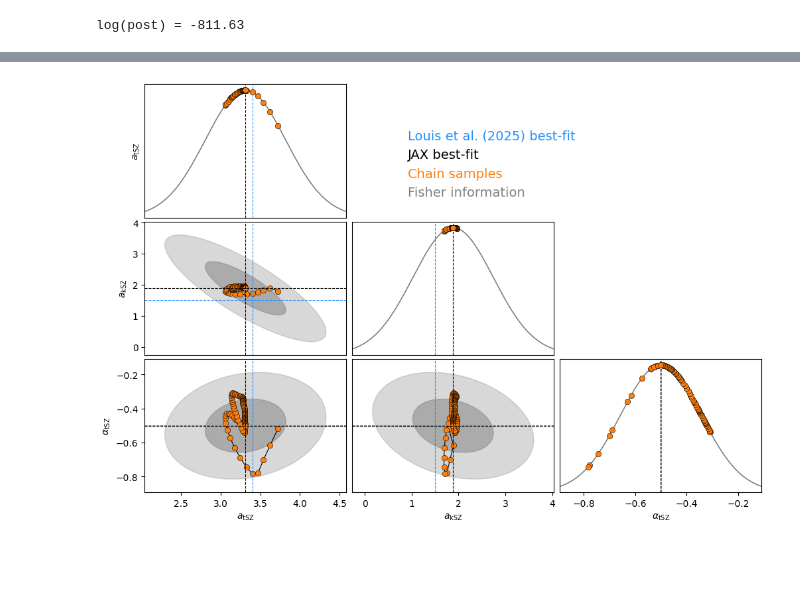
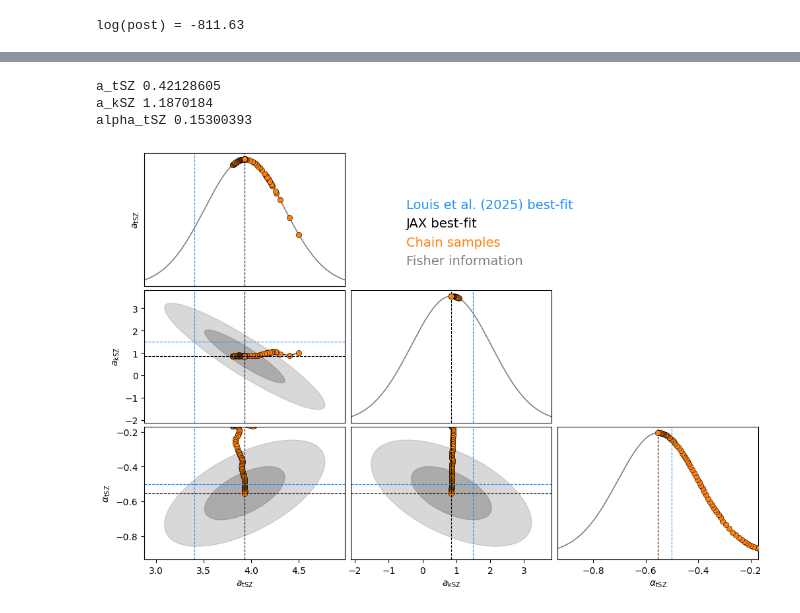
Before and after one commit to HTJense/dflike, a Jupyter notebook: notebooks/02_Intro_Differentiable.ipynb, the cells around one changed output, grey strips where cells are left out. Drawn from its saved outputs; the diff is of its cells as text; code cells hidden in the pictures; blank space fills up the shorter version.

```diff
--- a/notebooks/02_Intro_Differentiable.ipynb
+++ b/notebooks/02_Intro_Differentiable.ipynb
@@ -251,12 +286,14 @@ for i, ipar in enumerate(params):
             fig.delaxes(ax)
             continue
 
-        xpar = parameters.index(ipar)
-        ypar = parameters.index(jpar)
+        xpar = parameters_baseline.index(ipar)
+        ypar = parameters_baseline.index(jpar)
         x = chain[:, xpar]
         y = chain[:, ypar]
 
         ax.plot(y, x, color="k", linewidth=0.8, marker="o", markerfacecolor="C0", markeredgewidth=0.4)
+        ax.axvline(y[-1], c="k", ls="--", lw=0.8)
+        ax.axhline(x[-1], c="k", ls="--", lw=0.8)
 
         if j == 0:
             ax.set_ylabel(f"${labels[i]}$")
@@ -267,5 +304,5 @@ for i, ipar in enumerate(params):
 # %%
-# Now, this worked somewhat, but straightforward minimizers are not optimal for this method.
+# Now, this worked somewhat, but straightforward minimizers are not always optimal for this method.
 # Luckily, smarter people have implemented better methods. Here we explore the Adam minimizer from Optax.
 import optax
 
@@ -273,7 +310,7 @@ import optax
 # Hence we need to redefine our logposterior to include a minus sign:
 def logpost_adam(theta):
     # Add a minus sign
-    return -logpost(theta)
+    return -logpost_baseline(theta)
 
 grad_adam = jax.grad(logpost_adam)
 hess_adam = jax.hessian(logpost_adam)
@@ -282,9 +319,9 @@ import random
 
 # To make it more fun, we'll start at a random point near the best-fit.
 random_point = {
-    "a_tSZ": random.gauss(3.4, 0.3),
-    "alpha_tSZ": random.gauss(-0.5, 0.1),
-    "a_kSZ": random.gauss(1.5, 0.3),
+    "a_tSZ": 4.5,
+    "alpha_tSZ": 0.0,
+    "a_kSZ": 1.0,
     "a_c": random.gauss(3.7, 0.5),
     "a_p": random.gauss(7.7, 1.0),
     "beta_p": random.gauss(1.9, 0.2),
@@ -298,15 +335,6 @@ random_point = {
     "a_gtt": random.gauss(7.95, 0.3),
     "a_gte": random.gauss(0.423, 0.03),
     "a_gee": random.gauss(0.1681, 0.03),
-
-    "alpha_dT": -0.6,
-    "alpha_dE": -0.4,
-    "alpha_s": 1.0,
-    "T_effd": 19.6,
-    "T_d": 9.7,
-    "beta_d": 1.5,
-    "alpha_p": 1.0,
-    "alpha_c": 0.8,
 
     "calG_all": 1.0,
 
@@ -329,7 +357,7 @@ random_point = {
     "bandint_shift_dr6_pa6_f150": 0.0,
 }
 
-theta = jnp.array([ random_point[p] for p in parameters ])
+theta = jnp.array([ random_point[p] for p in parameters_baseline ])
 # %%
 optimizer = optax.adam(learning_rate=1e-1)
 opt_state = optimizer.init(theta)
@@ -338,7 +366,7 @@ x_adam = theta.copy()
 chain_adam = [x_adam]
 
 for _ in tqdm(range(100)):
-    updates, opt_state = optimizer.update(grad_adam(x_adam), opt_state, params)
+    updates, opt_state = optimizer.update(grad_adam(x_adam), opt_state, x_adam)
     x_adam = optax.apply_updates(x_adam, updates)
     chain_adam.append(x_adam)
 
@@ -356,9 +384,6 @@ err = jnp.sqrt(jnp.diag(F))
 # - in grey, we show the Fisher information matrix (which is a reasonable estimate of the posterior)
 # - in blue, we show the Louis et al (2025) best-fitting parameters, and in black we show our own.
 
-# Note that we have different degrees of freedom from Louis et al., notably we are not fitting for the Cosmology here, but we are including many additional foreground parameters.
-# One could rewrite the logposterior function to keep the same parameters fixed as in Louis et al. before, and only fit for the same foregrounds.
-
 fig, axes = plt.subplots(len(params), len(params), figsize = (12, 8), gridspec_kw={"hspace":0.03, "wspace":0.03})
 
 for i, ipar in enumerate(params):
@@ -368,9 +393,10 @@ for i, ipar in enumerate(params):
             fig.delaxes(ax)
             continue
         elif i == j:
-            xpar = parameters.index(ipar)
+            xpar = parameters_baseline.index(ipar)
             mean = chain_adam[-1, xpar]
             std = err[xpar]
+            print(ipar, std)
 
             x = np.linspace(mean - 2.5 * std, mean + 2.5 * std, 1000)
             y = np.exp(-0.5 * np.power((x - mean) / std, 2.0))
@@ -386,8 +412,8 @@ for i, ipar in enumerate(params):
             ax.set_xlim(mean - 2.5 * std, mean + 2.5 * std)
             ax.set_yticks([])
         else:
-            xpar = parameters.index(ipar)
-            ypar = parameters.index(jpar)
+            xpar = parameters_baseline.index(ipar)
+            ypar = parameters_baseline.index(jpar)
             x = chain_adam[:, xpar]
             y = chain_adam[:, ypar]
 
@@ -398,31 +424,34 @@ for i, ipar in enumerate(params):
             ax.axvline(parameter_values[jpar], c="dodgerblue", lw=0.8, ls="--")
             ax.axhline(parameter_values[ipar], c="dodgerblue", lw=0.8, ls="--")
 
             add_ellipse(ax, [y[-1], x[-1]], [err[ypar], err[xpar]], F[xpar,ypar], nstd=1., color="grey", alpha=0.5)
             add_ellipse(ax, [y[-1], x[-1]], [err[ypar], err[xpar]], F[xpar,ypar], nstd=2., color="grey", alpha=0.3)
 
             ax.set_xlim(y[-1] - 2.5 * err[ypar], y[-1] + 2.5 * err[ypar])
             ax.set_ylim(x[-1] - 2.5 * err[xpar], x[-1] + 2.5 * err[xpar])
 
         if j == 0:
             ax.set_ylabel(f"${labels[i]}$")
         else:
             ax.set_yticks([])
         if i == len(params)-1:
             ax.set_xlabel(f"${labels[j]}$")
         else:
             ax.set_xticks([])
 
 ax = axes[0,0]
 ax.plot([], [], c="dodgerblue", label="Louis et al. (2025) best-fit")
 ax.plot([], [], c="k", label="JAX best-fit")
 ax.plot([], [], c="C1", label="Chain samples")
 ax.plot([], [], c="grey", label="Fisher information")
 L = ax.legend(loc=(1.1, 0.1), fontsize=14)
 for t, h in zip(L.get_texts(), L.legend_handles):
 	c = h.get_color()
 	h.set_visible(False)
 	t.set_color(c)
 L.get_frame().set_edgecolor("none")
 # %% [output]
+a_tSZ 0.42128605
+a_kSZ 1.1870184
+alpha_tSZ 0.15300393
-[figure, old version]
+[figure, new version]
```
Also changed, not shown: parts of 7 cells of this notebook.
